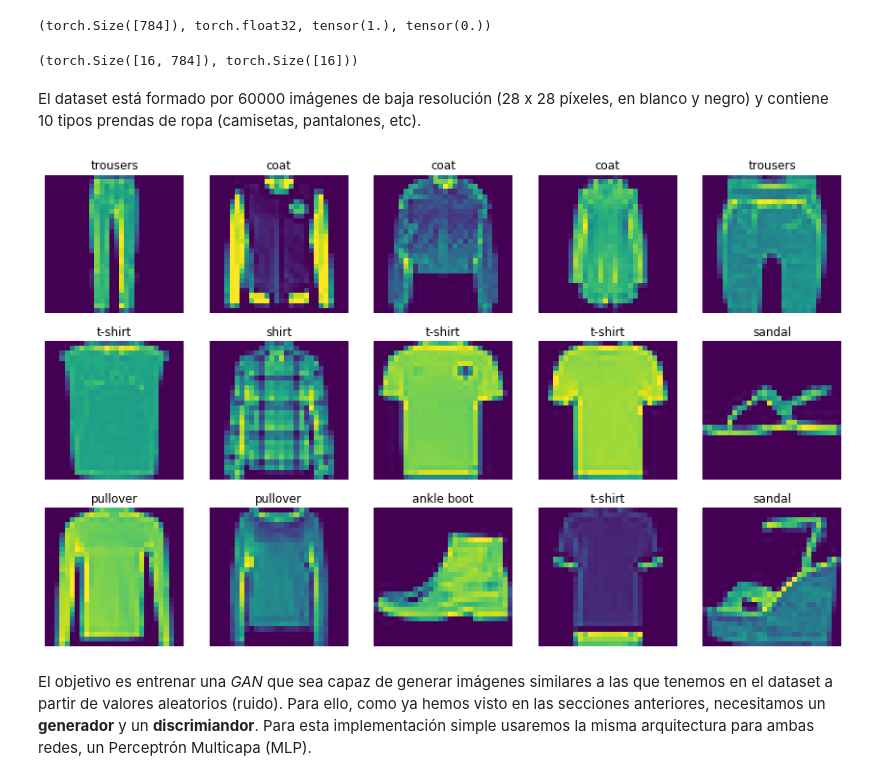
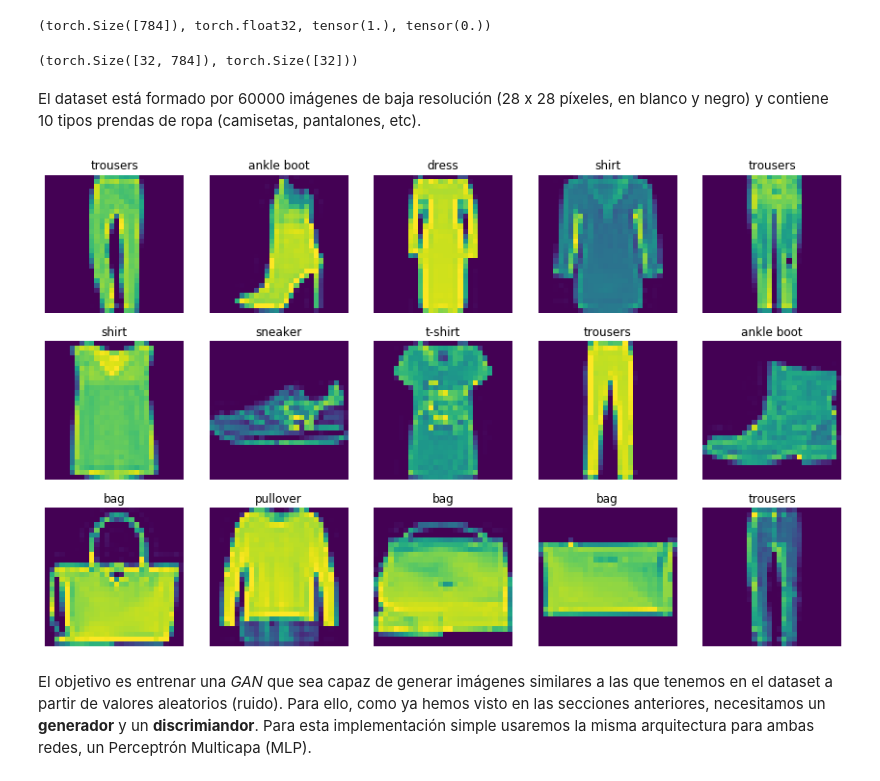
Before and after one commit to Cacses/blog, a Jupyter notebook: 051_gans/gans.ipynb, the cells around one changed output. Saved outputs shown, nothing was run; the diff lists cells and outputs as text; code cells hidden in the pictures.

```diff
--- a/051_gans/gans.ipynb
+++ b/051_gans/gans.ipynb
@@ -86,33 +86,33 @@ img.shape, img.dtype, img.max(), img.min()
 # %% [output]
 (torch.Size([784]), torch.float32, tensor(1.), tensor(0.))
 # %%
-dataloader = torch.utils.data.DataLoader(train, batch_size=16, shuffle=True)
+dataloader = torch.utils.data.DataLoader(train, batch_size=32, shuffle=True)
 
 imgs, labels = next(iter(dataloader))
 imgs.shape, labels.shape
 # %% [output]
-(torch.Size([16, 784]), torch.Size([16]))
+(torch.Size([32, 784]), torch.Size([32]))
 # %% [markdown]
 El dataset está formado por 60000 imágenes de baja resolución (28 x 28 píxeles, en blanco y negro) y contiene 10 tipos prendas de ropa (camisetas, pantalones, etc).
 # %%
 import random
 import matplotlib.pyplot as plt
 
 r, c = 3, 5
 plt.figure(figsize=(c*3, r*3))
 for row in range(r):
     for col in range(c):
         index = c*row + col
         plt.subplot(r, c, index + 1)
         ix = random.randint(0, len(train)-1)
         img, label = train[ix]
-        plt.imshow(img.reshape(28,28))
+        plt.imshow(img.reshape(28,28).cpu())
         plt.axis('off')
         plt.title(classes[label.item()])
 plt.subplots_adjust(wspace=0.1, hspace=0.2)
 plt.show()
 # %% [output]
-[figure, old version]
+[figure, new version]
 # %% [markdown]
 El objetivo es entrenar una *GAN* que sea capaz de generar imágenes similares a las que tenemos en el dataset a partir de valores aleatorios (ruido). Para ello, como ya hemos visto en las secciones anteriores, necesitamos un **generador** y un **discrimiandor**. Para esta implementación simple usaremos la misma arquitectura para ambas redes, un Perceptrón Multicapa (MLP).
 # %%
```
Also changed, not shown: parts of 21 cells of this notebook.
